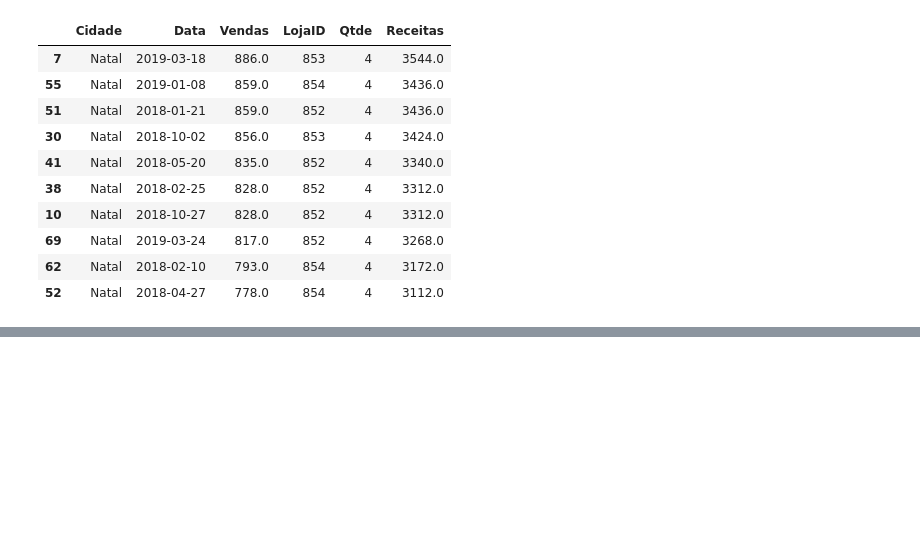
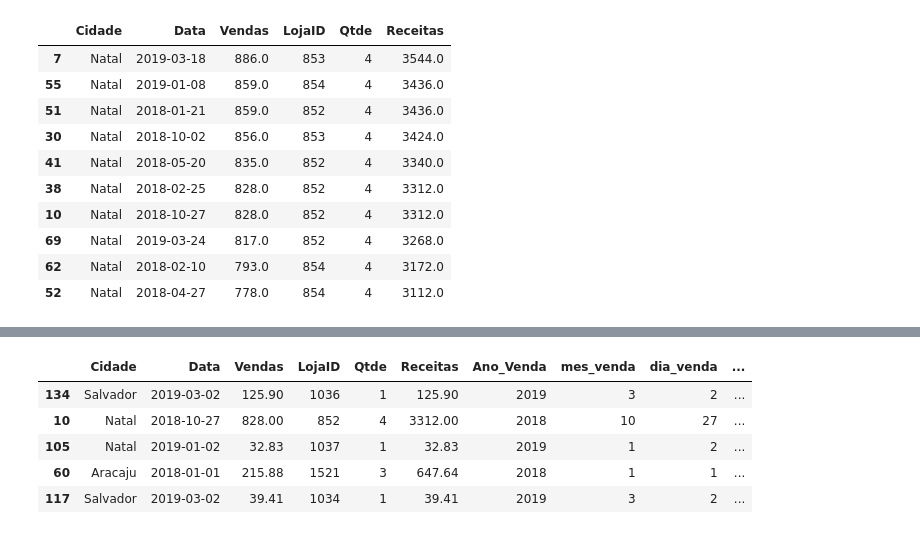
Before and after one commit to rodrigopcarvalho/comandos_python, a Jupyter notebook: trabalhando_com_excel.ipynb, the cells around one changed output, grey strips where cells are left out. Saved outputs shown, nothing was run; the diff lists cells and outputs as text; code cells hidden in the pictures; blank space fills up the shorter version.

```diff
--- a/trabalhando_com_excel.ipynb
+++ b/trabalhando_com_excel.ipynb
@@ -180,0 +271,9 @@ df.sort_values('Receitas', ascending = False).head(10)
+# %%
+df.sample(5)
+# %% [output]
+|  | Cidade | Data | Vendas | LojaID | Qtde | Receitas | Ano_Venda | mes_venda | dia_venda | ... |
+| 134 | Salvador | 2019-03-02 | 125.90 | 1036 | 1 | 125.90 | 2019 | 3 | 2 | ... |
+| 10 | Natal | 2018-10-27 | 828.00 | 852 | 4 | 3312.00 | 2018 | 10 | 27 | ... |
+| 105 | Natal | 2019-01-02 | 32.83 | 1037 | 1 | 32.83 | 2019 | 1 | 2 | ... |
+| 60 | Aracaju | 2018-01-01 | 215.88 | 1521 | 3 | 647.64 | 2018 | 1 | 1 | ... |
+| 117 | Salvador | 2019-03-02 | 39.41 | 1034 | 1 | 39.41 | 2019 | 3 | 2 | ... |
```
Also changed, not shown: parts of 18 cells of this notebook.
